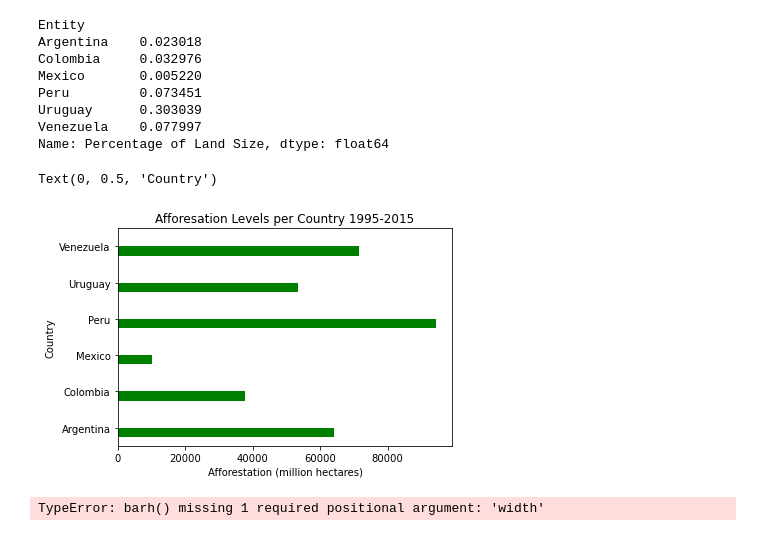
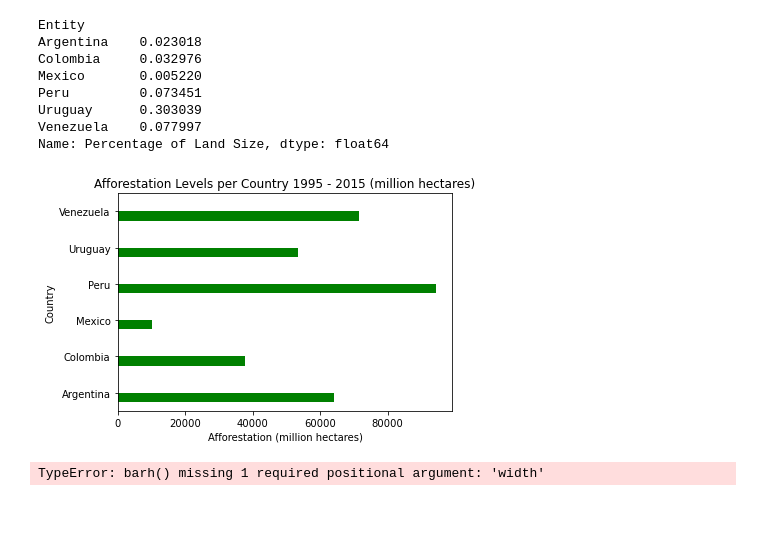
Before and after one commit to MorganMaciupa/Data_Analytics_ReforestationProject, a Jupyter notebook: main.ipynb, the cells around one changed output. Cells and saved outputs as stored; diff of their text form; code cells hidden in the pictures.

```diff
--- a/main.ipynb
+++ b/main.ipynb
@@ -126,15 +123,15 @@ Name: Percentage of Land Size, dtype: float64
 # %%
 afforestation_plot = increase.plot.barh(ylabel='Afforestation', color='green', title='Afforesation Levels per Country 1995-2015', legend=None)
 plt.xlabel("Afforestation (million hectares)")
 plt.ylabel("Country")
 plt.title("Afforestation Levels per Country 1995 - 2015 (million hectares)")
+plt.savefig("Images/Afforestation Levels per country.png")
 
-afforestation_percent = increase_percent.plot.barh(ylabel='Afforestation', color='green', title='Afforesation Levels per Country 1995-2015', legend=None)
-plt.xlabel("Afforestation (million hectares)")
-plt.ylabel("Country")
+# afforestation_percent = increase_percent.plot.barh(ylabel='Afforestation', color='green', title='Afforesation Levels per Country 1995-2015', legend=None)
+# plt.xlabel("Afforestation (million hectares)")
+# plt.ylabel("Country")
 # %% [output]
-Text(0, 0.5, 'Country')
-[figure, old version]
+[figure, new version]
 # %%
 fig, axes = plt.subplots(ncols=2, sharey=True)
 axes[0].barh(increase, ylabel='Afforestation', color='green', title='Afforesation Levels per Country 1995-2015', legend=None)
```
Also changed, not shown: parts of 2 cells of this notebook, 3 other files.
